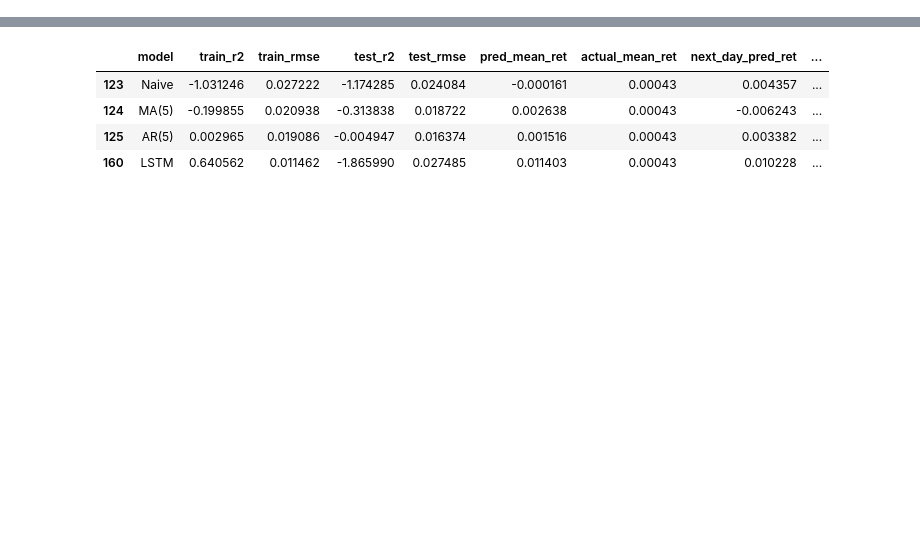
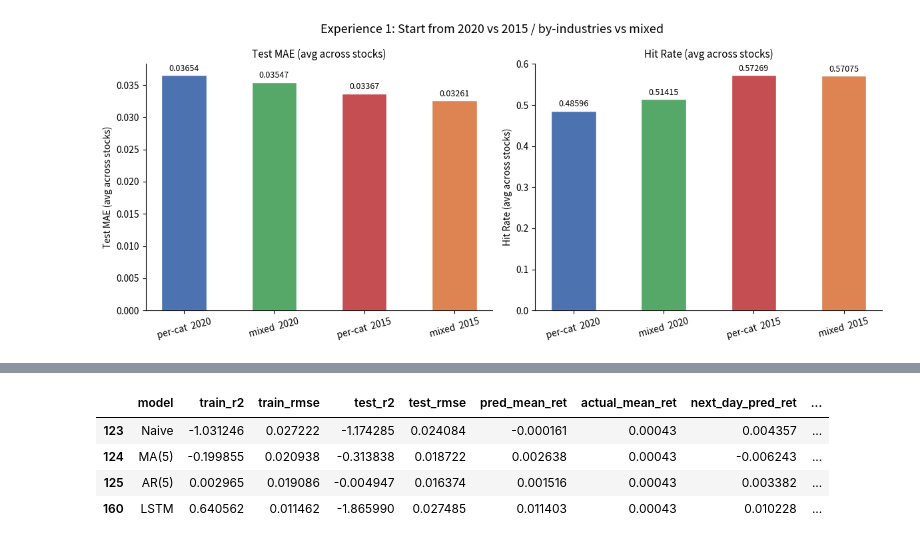
Before and after one commit to Chu-c-git/Automated_Trading_System, a Jupyter notebook: backend/model/evaluation.ipynb, the cells around one changed output, grey strips where cells are left out. Cells and saved outputs as stored; diff of their text form; code cells hidden in the pictures; blank space fills up the shorter version.

```diff
--- a/backend/model/evaluation.ipynb
+++ b/backend/model/evaluation.ipynb
@@ -206,0 +701,45 @@ plt.show()
+# %%
+# 所有產業平均的 test MAE，比較 2020 vs 2015 x per-cat vs mixed
+summary_exp1 = []
+for label in ['2020', '2015']:
+    # per-cat 平均
+    cat_maes = [r['test']['mae'] for r in exp1_per_cat.get(label, {}).values()]
+    cat_hits = [r['test']['hit_rate'] for r in exp1_per_cat.get(label, {}).values()]
+    if cat_maes:
+        summary_exp1.append({
+            'label':    f'per-cat  {label}',
+            'test_mae': np.mean(cat_maes),
+            'hit_rate': np.mean(cat_hits),
+        })
+    # mixed
+    if label in exp1_mixed:
+        res = exp1_mixed[label]
+        summary_exp1.append({
+            'label':    f'mixed  {label}',
+            'test_mae': res['test']['mae'],
+            'hit_rate': res['test']['hit_rate'],
+        })
+
+fig, axes = plt.subplots(1, 2, figsize=(12, 5))
+df_s = pd.DataFrame(summary_exp1)
+colors = ['#4C72B0', '#55A868', '#C44E52', '#DD8452']
+
+for ax, metric, ylabel in zip(axes,
+                               ['test_mae', 'hit_rate'],
+                               ['Test MAE (avg across stocks)', 'Hit Rate (avg across stocks)']):
+    bars = ax.bar(df_s['label'], df_s[metric].astype(float),
+                  color=colors[:len(df_s)], width=0.5, edgecolor='white')
+    for bar, val in zip(bars, df_s[metric].astype(float)):
+        ax.text(bar.get_x() + bar.get_width() / 2,
+                bar.get_height() + df_s[metric].astype(float).max() * 0.01,
+                f'{val:.5f}', ha='center', va='bottom', fontsize=9)
+    ax.set_title(ylabel, fontsize=11)
+    ax.set_ylabel(ylabel)
+    ax.spines[['top', 'right']].set_visible(False)
+    ax.tick_params(axis='x', rotation=15)
+
+fig.suptitle('Experience 1: Start from 2020 vs 2015 / by-industries vs mixed', fontsize=13, fontweight='bold')
+plt.tight_layout()
+plt.show()
+# %% [output]
+[figure, added]
```
Also changed, not shown: parts of 36 cells of this notebook, 4 other files.
